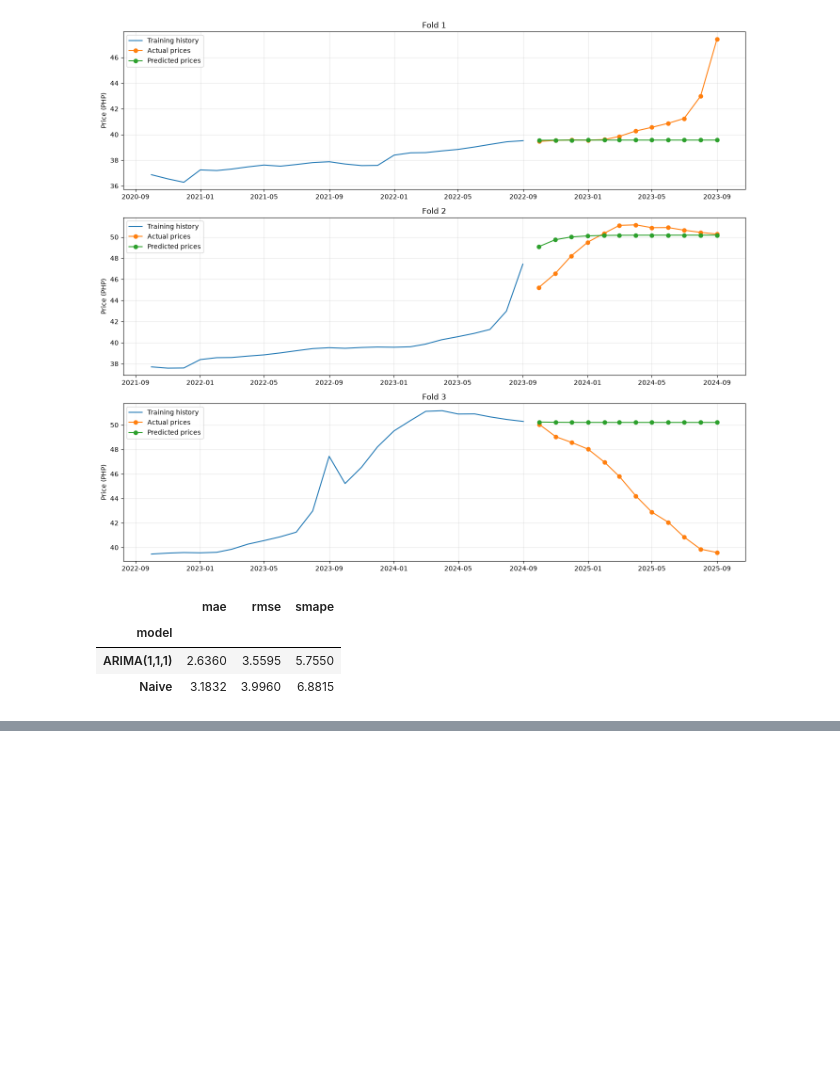
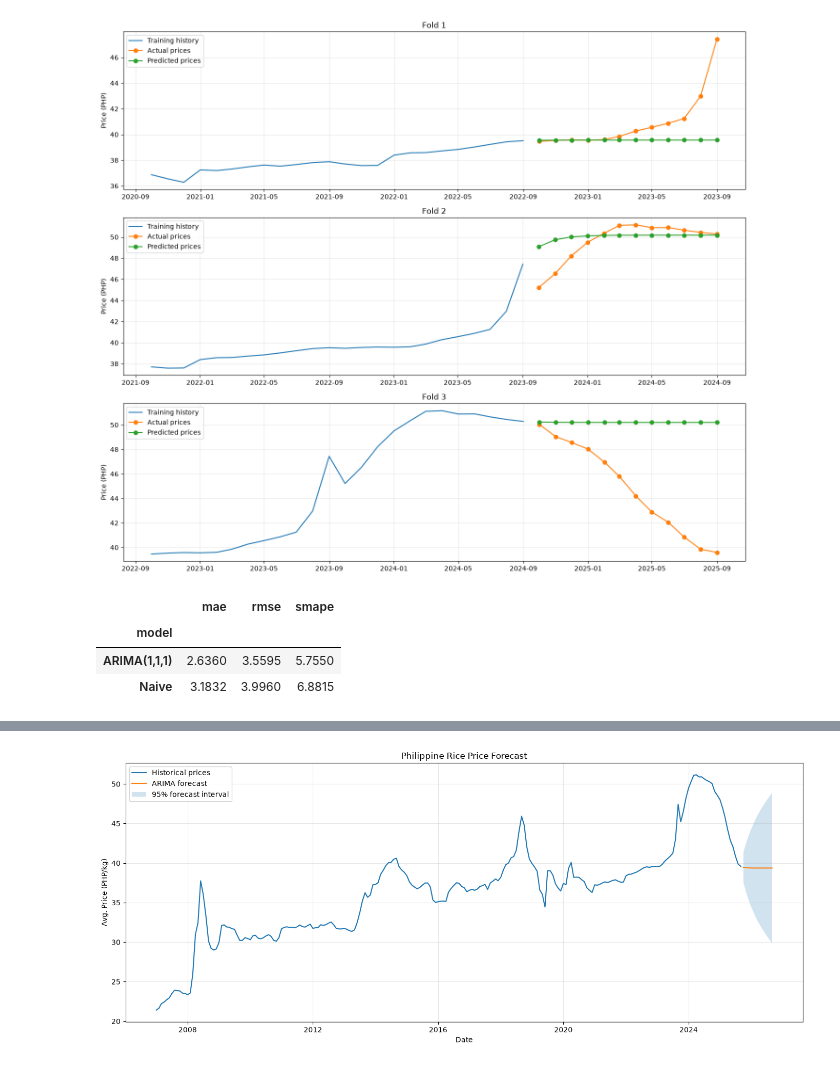
Before and after one commit to migwell-dev/presyo-ph, a Jupyter notebook: notebooks/07_time_series_diagnostics.ipynb, the cells around one changed output, grey strips where cells are left out. Saved outputs shown, nothing was run; the diff lists cells and outputs as text; code cells hidden in the pictures; blank space fills up the shorter version.

```diff
--- a/notebooks/07_time_series_diagnostics.ipynb
+++ b/notebooks/07_time_series_diagnostics.ipynb
@@ -303,0 +384,11 @@ display(
+# %%
+model = ARIMA(rice_series, order=(1, 1, 1))
+fitted = model.fit()
+
+forecast_result = fitted.get_forecast(steps=12)
+
+forecast_df = forecast_result.summary_frame(
+    alpha=0.05
+)
+
+display(forecast_df)
@@ -303,0 +409,34 @@ display(
+# %%
+import matplotlib.pyplot as plt
+
+plt.figure(figsize=(14, 6))
+
+plt.plot(
+    rice_series.index,
+    rice_series,
+    label="Historical prices"
+)
+
+plt.plot(
+    forecast_df.index,
+    forecast_df["mean"],
+    label="ARIMA forecast"
+)
+
+plt.fill_between(
+    forecast_df.index,
+    forecast_df["mean_ci_lower"],
+    forecast_df["mean_ci_upper"],
+    alpha=0.2,
+    label="95% forecast interval"
+)
+
+plt.title("Philippine Rice Price Forecast")
+plt.xlabel("Date")
+plt.ylabel("Avg. Price (PHP/kg)")
+plt.legend()
+plt.grid(alpha=0.3)
+plt.tight_layout()
+plt.show()
+# %% [output]
+[figure, added]
```
Also changed, not shown: parts of 6 cells of this notebook.
